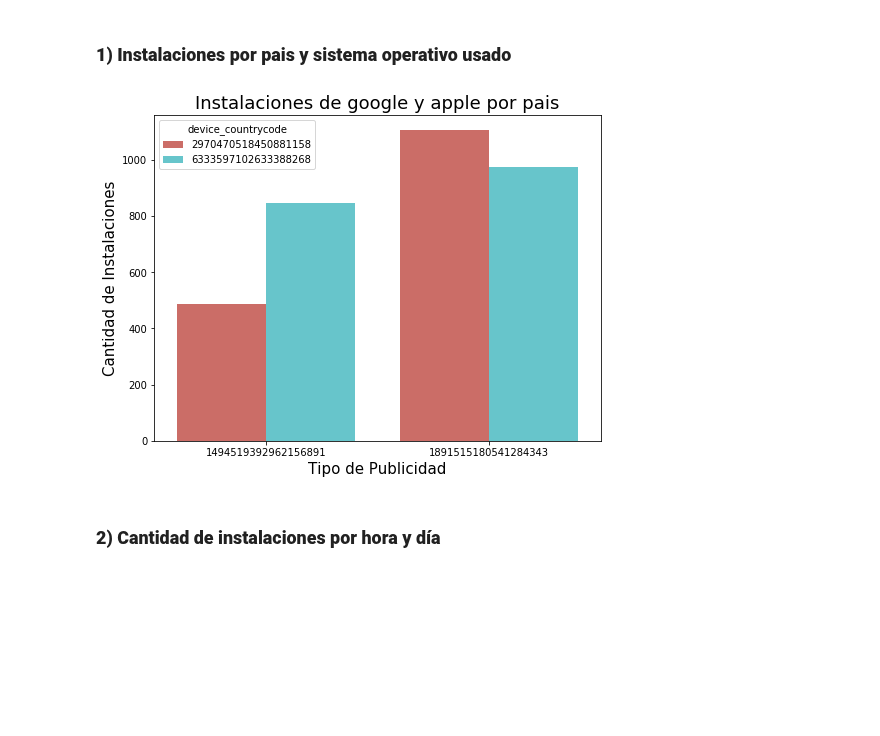
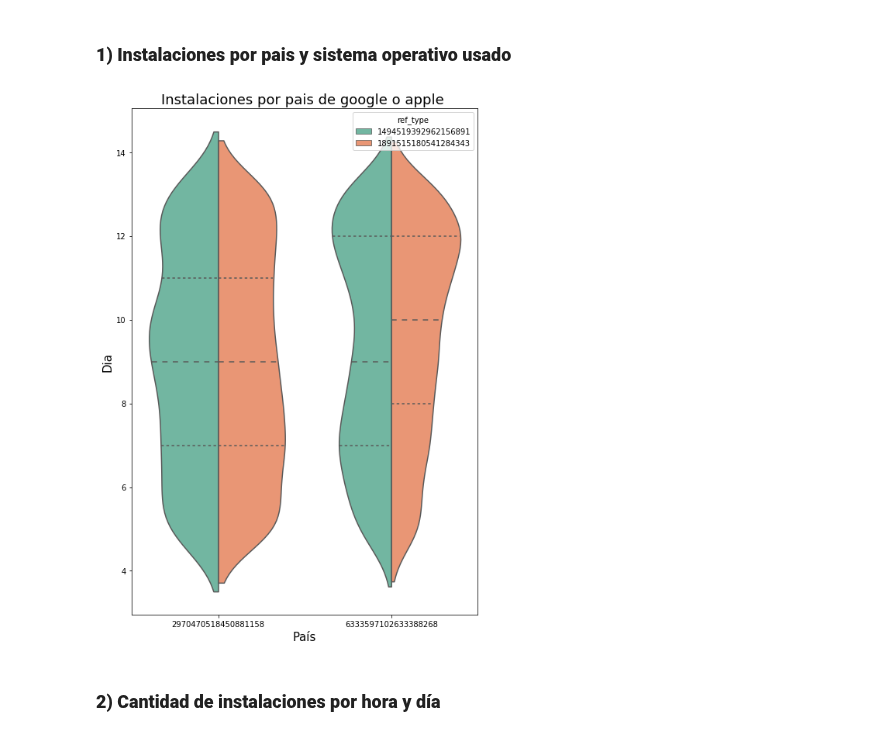
Before and after one commit to Elianagam/orgaDatosTp1, a Jupyter notebook: installs.ipynb, the cells around one changed output. Saved outputs shown, nothing was run; the diff lists cells and outputs as text; code cells hidden in the pictures; blank space fills up the shorter version.

```diff
--- a/installs.ipynb
+++ b/installs.ipynb
@@ -71,15 +71,16 @@ installs.loc[installs['device_model'].isnull()]
 # %% [markdown]
 ### **1) Instalaciones por pais y sistema operativo usado**
 # %%
-plt.figure(figsize=(8, 6))
-country_device = sns.countplot(x='ref_type', data=installs, palette='hls', hue='device_countrycode')
-
-country_device.set_title("Instalaciones de google y apple por pais", fontsize =18)
-country_device.set_xlabel("Tipo de Publicidad", fontsize = 15)
-country_device.set_ylabel("Cantidad de Instalaciones", fontsize = 15)
-plt.savefig('image/installs_bar_ref_type_countrycode.png')
+installs['day'] = pd.DatetimeIndex(installs['created']).day;
+plt.figure(figsize=(8, 12))
+country_device = sns.violinplot(x="device_countrycode", y="day", hue="ref_type", split=True, inner="quart",
+                     data=installs, palette="Set2")
+country_device.set_title("Instalaciones por pais de google o apple ", fontsize =18)
+country_device.set_xlabel("País", fontsize = 15)
+country_device.set_ylabel("Dia", fontsize = 15)
+plt.savefig('image/installs_violin_ref_type_countrycode.png')
 # %% [output]
-[figure, old version]
+[figure, new version]
 # %% [markdown]
 ### **2) Cantidad de instalaciones por hora y día**
 # %%
```
Also changed, not shown: parts of 6 cells of this notebook, 2 other files.
